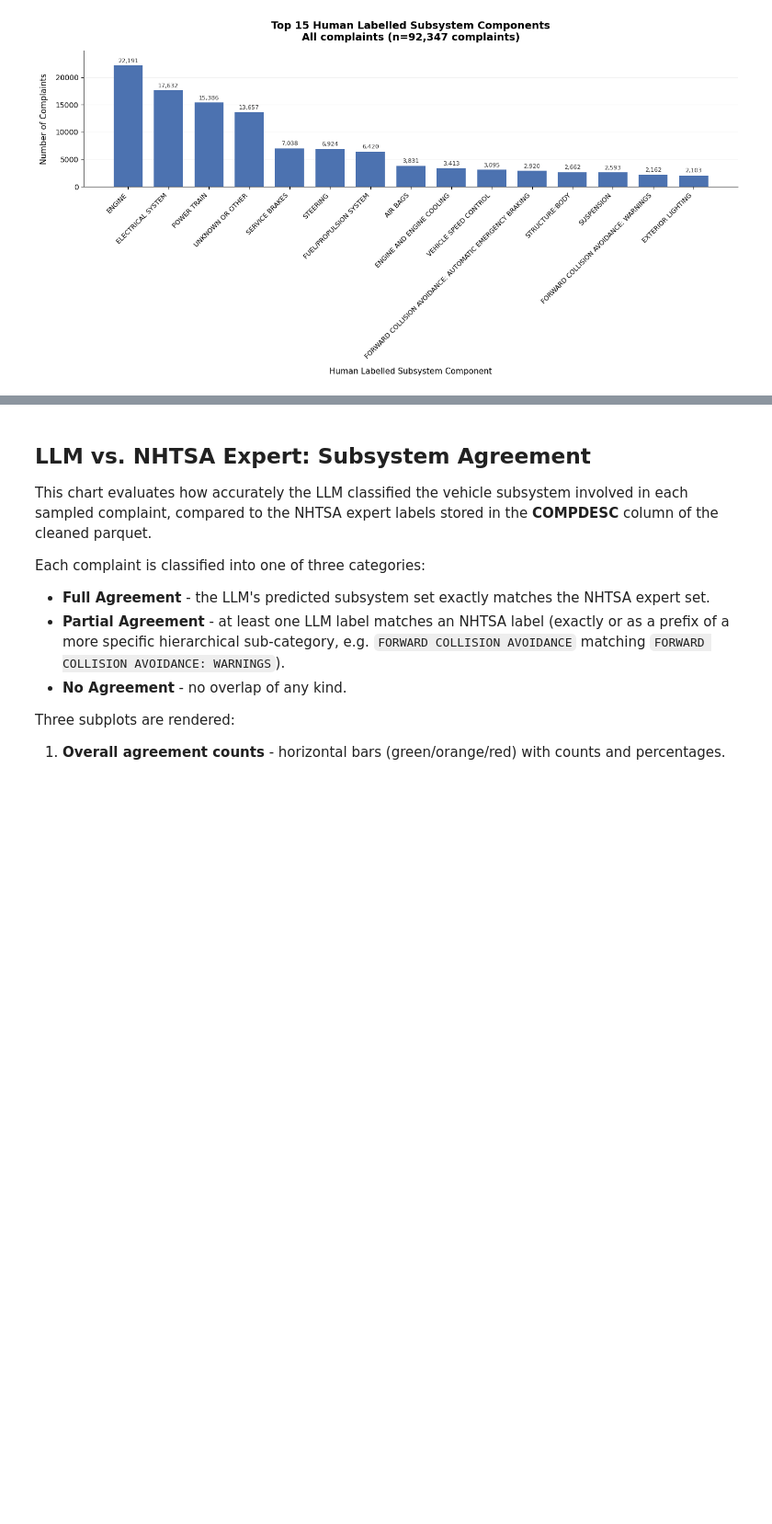
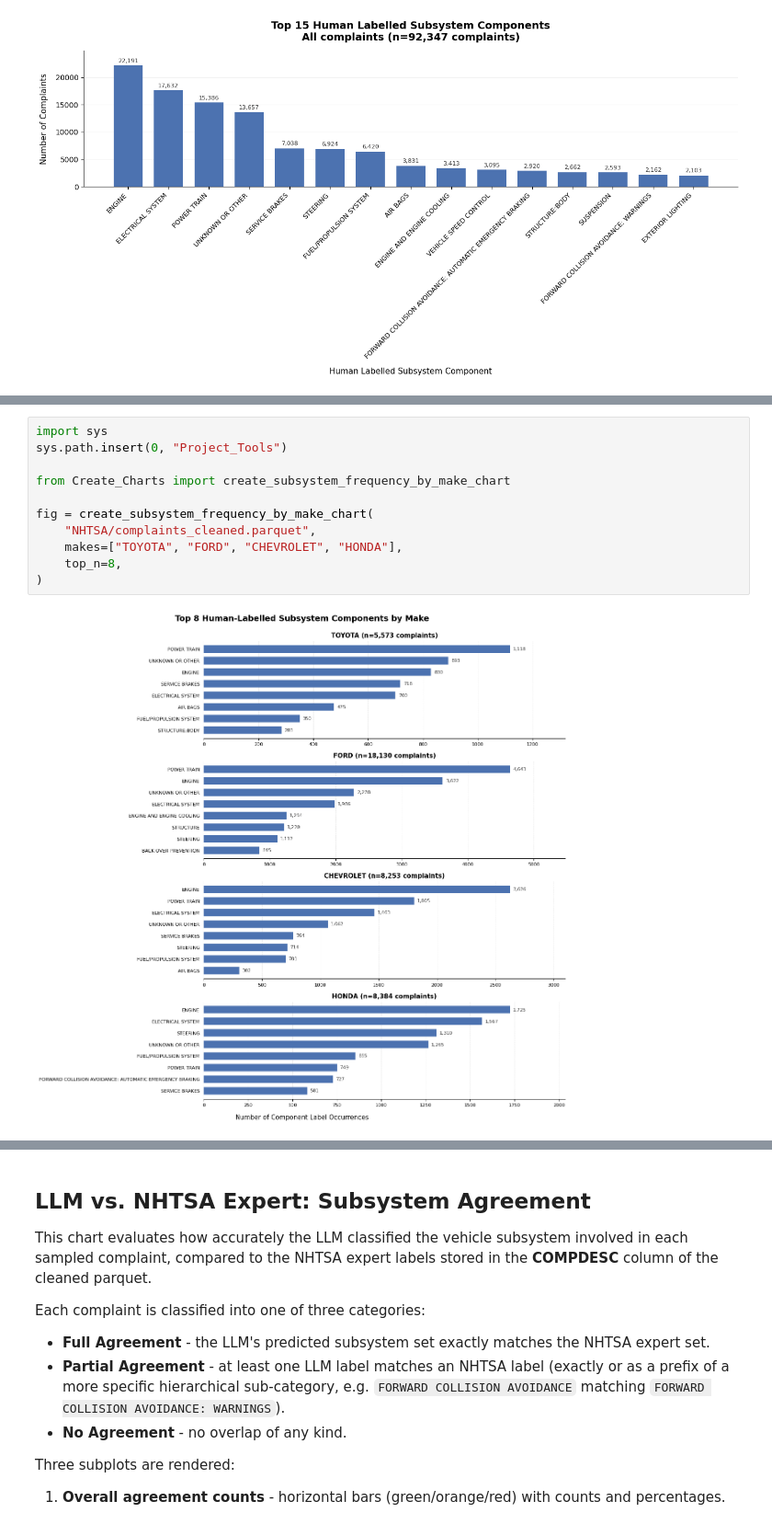
Before and after one commit to mataeo-eh/NLP_Class, a Jupyter notebook: Unit2/NHTSA_Project/Charts.ipynb, the cells around one changed output, grey strips where cells are left out. Shown at 92% size. Saved outputs shown, nothing was run; the diff lists cells and outputs as text; blank space fills up the shorter version.

Commit message:
new charts
added a few more interesting charts

```diff
--- a/Unit2/NHTSA_Project/Charts.ipynb
+++ b/Unit2/NHTSA_Project/Charts.ipynb
@@ -188,0 +193,13 @@ fig = create_human_subsystem_frequency_chart(
+# %%
+import sys
+sys.path.insert(0, "Project_Tools")
+
+from Create_Charts import create_subsystem_frequency_by_make_chart
+
+fig = create_subsystem_frequency_by_make_chart(
+    "NHTSA/complaints_cleaned.parquet",
+    makes=["TOYOTA", "FORD", "CHEVROLET", "HONDA"],
+    top_n=8,
+)
+# %% [output]
+[figure, added]
```
Also changed, not shown: parts of 5 cells of this notebook, 1 other file.
